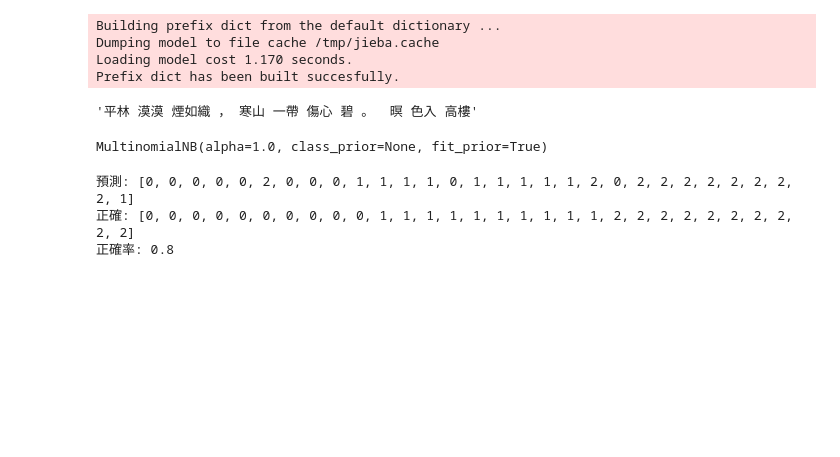
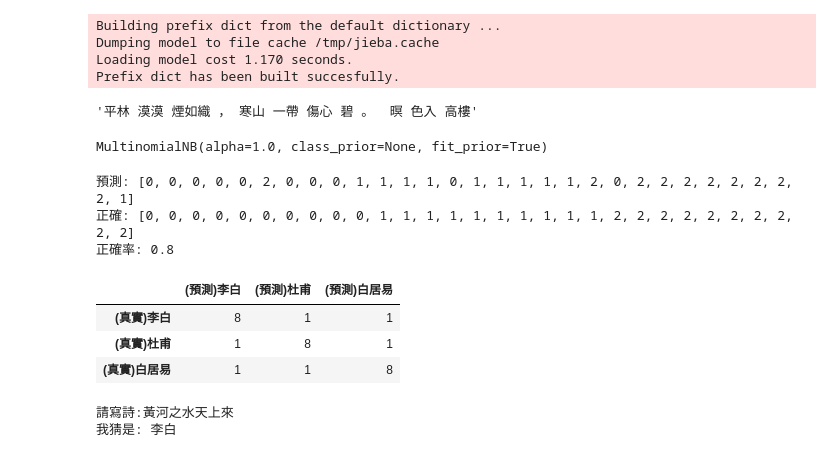
Before and after one commit to ChiaFengHong/MLMCUT, a Jupyter notebook: bayes.ipynb, the cells around one changed output. Saved outputs shown, nothing was run; the diff lists cells and outputs as text; code cells hidden in the pictures; blank space fills up the shorter version.

```diff
--- a/bayes.ipynb
+++ b/bayes.ipynb
@@ -116,3 +116,22 @@ print("正確率:", accuracy_score(pre, y_test))
 預測: [0, 0, 0, 0, 0, 2, 0, 0, 0, 1, 1, 1, 1, 0, 1, 1, 1, 1, 1, 2, 0, 2, 2, 2, 2, 2, 2, 2, 2, 1]
 正確: [0, 0, 0, 0, 0, 0, 0, 0, 0, 0, 1, 1, 1, 1, 1, 1, 1, 1, 1, 1, 2, 2, 2, 2, 2, 2, 2, 2, 2, 2]
 正確率: 0.8
+# %%
+from sklearn.metrics import confusion_matrix
+pd.DataFrame(confusion_matrix(y_test,pre),
+             columns = ['(預測)李白','(預測)杜甫','(預測)白居易'],
+             index = ['(真實)李白','(真實)杜甫','(真實)白居易'])
+# %% [output]
+|  | (預測)李白 | (預測)杜甫 | (預測)白居易 |
+| (真實)李白 | 8 | 1 | 1 |
+| (真實)杜甫 | 1 | 8 | 1 |
+| (真實)白居易 | 1 | 1 | 8 |
+# %%
+reverse = {0:"李白",1:"杜甫",2:"白居易"}
+p = input('請寫詩:')
+cut = poemcut(p)
+predict = clf.predict(vec.transform([cut]))
+print("我猜是:", reverse[predict[0]])
+# %% [output]
+請寫詩:黃河之水天上來
+我猜是: 李白
```
